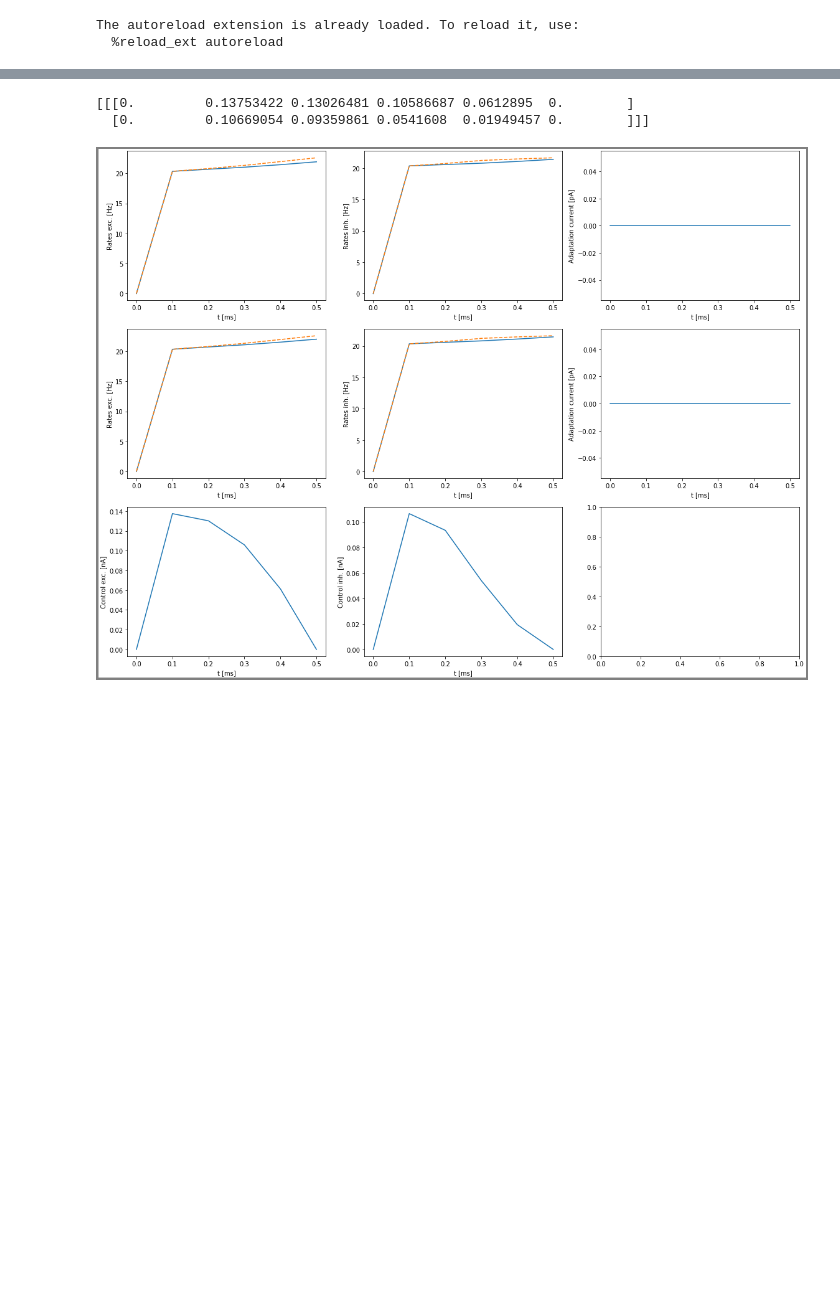
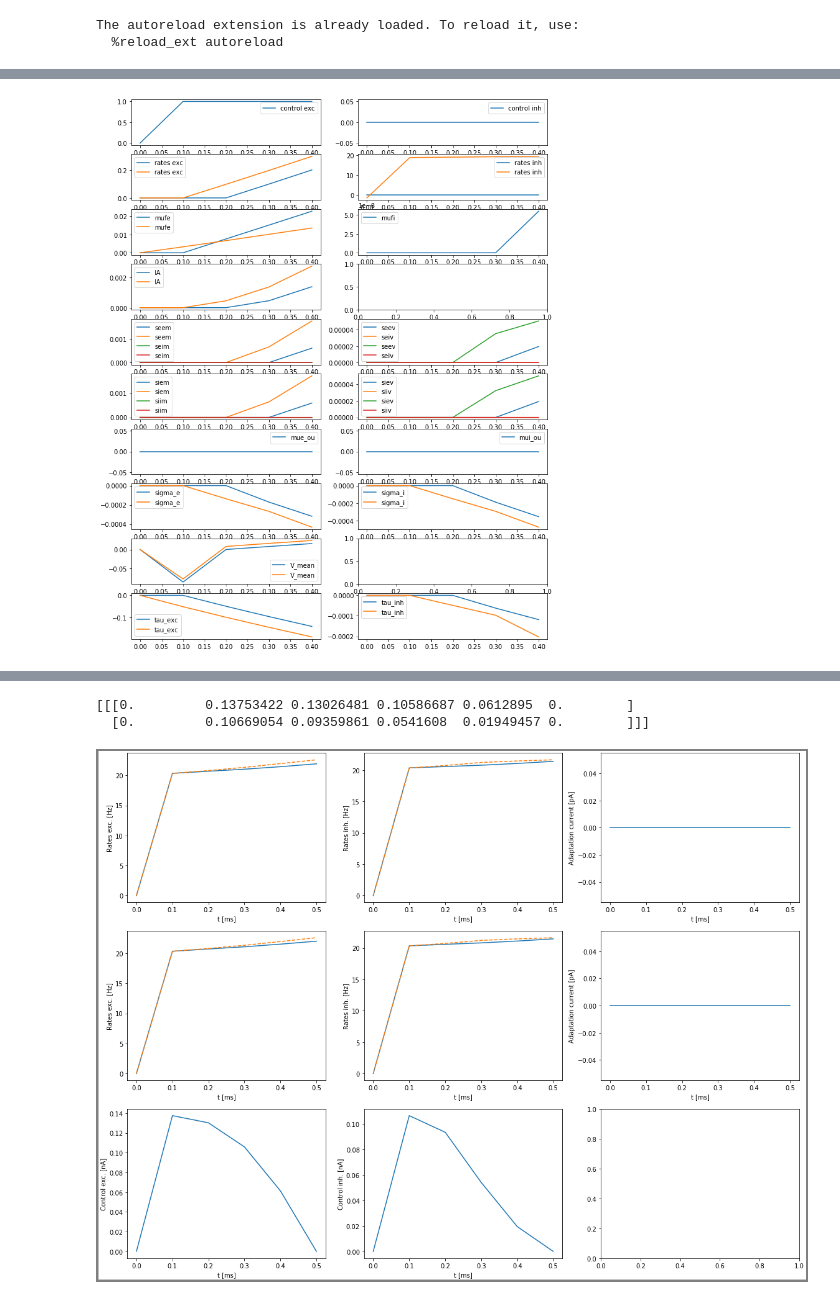
Before and after one commit to lenasal/neurolib, a Jupyter notebook: simp/aln-control.ipynb, the cells around one changed output, grey strips where cells are left out. Cells and saved outputs as stored; diff of their text form; code cells hidden in the pictures; blank space fills up the shorter version.

```diff
--- a/simp/aln-control.ipynb
+++ b/simp/aln-control.ipynb
@@ -116,10 +204,7 @@ set cost params
 # %%
-max_cntrl = 10. * 5.
-start_step = 10.
-max_it = 100
+setinitvars(init_state_vars)
 
-for i in range(len(init_vars)):
-    a.params[init_vars[i]] = init_state_vars[i]
+dur_pre = .1
 
 A1_bestControlA, A1_bestStateA, A1_costA, runtime = a.A1(control2, target, c_scheme, u_mat, u_scheme,
         max_iteration_ = max_it, tolerance_ = tol, startStep_ = start_step, max_control_ = max_cntrl,
@@ -133,4 +218,9 @@ for c in range(len(A1_costA)-1):
         break
 if not err:
     print("cost decreases throughout computation")
+
+states2 = np.zeros(( states0.shape ))
+for o in range(len(states)):
+    #print(A1_bestStateA[0,o,:])
+    states2[o,:] = A1_bestStateA[0,o,:]
 # %% [output]
@@ -159,0 +244,64 @@ plotFunc.plot_control(a, A1_bestControlA, dur, dur_pre, dur_post, init_state_var
+# %%
+a.params.duration = dur + dur_pre
+a.run(control=a.getZeroControl())
+
+fig, axes = plt.subplots(10,2, figsize=(12, 16))
+axes[0,0].plot(a.t, control1[0,0,:], label="control exc")
+axes[0,1].plot(a.t, control1[0,1,:], label="control inh")
+axes[1,0].plot(a.t, states0[0,:]-states1[0,:], label="rates exc")
+axes[1,0].plot(a.t, states0[0,:]-states2[0,:], label="rates exc")
+#axes[1,0].plot(a.t, states1[0,:], label="rates exc")
+axes[1,1].plot(a.t, states0[1,:]-states1[1,:], label="rates inh")
+axes[1,1].plot(a.t, states0[1,:]-states1[2,:], label="rates inh")
+#axes[1,1].plot(a.t, states1[1,:], label="rates inh")
+axes[2,0].plot(a.t, states0[2,:]-states1[2,:], label="mufe")
+axes[2,0].plot(a.t, states0[2,:]-states1[3,:], label="mufe")
+#axes[2,0].plot(a.t, states1[2,:], label="mufe")
+axes[2,1].plot(a.t, states0[3,:]-states1[3,:], label="mufi")
+#axes[2,1].plot(a.t, states1[3,:], label="mufi")
+axes[3,0].plot(a.t, states0[4,:]-states1[4,:], label="IA")
+axes[3,0].plot(a.t, states0[4,:]-states2[4,:], label="IA")
+#axes[3,0].plot(a.t, states1[4,:], label="IA")
+
+axes[4,0].plot(a.t, states0[5,:]-states1[5,:], label="seem")
+axes[4,0].plot(a.t, states0[5,:]-states2[5,:], label="seem")
+#axes[4,0].plot(a.t, states1[5,:], label="seem")
+axes[4,0].plot(a.t, states0[6,:]-states1[6,:], label="seim")
+axes[4,0].plot(a.t, states0[6,:]-states2[6,:], label="seim")
+#axes[4,0].plot(a.t, states1[6,:], label="seim")
+axes[5,0].plot(a.t, states0[7,:]-states1[7,:], label="siem")
+axes[5,0].plot(a.t, states0[7,:]-states2[7,:], label="siem")
+#axes[5,0].plot(a.t, states1[7,:], label="siem")
+axes[5,0].plot(a.t, states0[8,:]-states1[8,:], label="siim")
+axes[5,0].plot(a.t, states0[8,:]-states2[8,:], label="siim")
+#axes[5,0].plot(a.t, states1[8,:], label="siim")
+
+axes[4,1].plot(a.t, states0[9,:]-states1[9,:], label="seev")
+axes[4,1].plot(a.t, states0[10,:]-states1[10,:], label="seiv")
+axes[5,1].plot(a.t, states0[11,:]-states1[11,:], label="siev")
+axes[5,1].plot(a.t, states0[12,:]-states1[12,:], label="siiv")
+axes[4,1].plot(a.t, states0[9,:]-states2[9,:], label="seev")
+axes[4,1].plot(a.t, states0[10,:]-states2[10,:], label="seiv")
+axes[5,1].plot(a.t, states0[11,:]-states2[11,:], label="siev")
+axes[5,1].plot(a.t, states0[12,:]-states2[12,:], label="siiv")
+
+axes[6,0].plot(a.t, states0[13,:]-states1[13,:], label="mue_ou")
+axes[6,1].plot(a.t, states0[14,:]-states1[14,:], label="mui_ou")
+
+axes[7,0].plot(a.t, states0[15,:]-states1[15,:], label="sigma_e")
+axes[7,1].plot(a.t, states0[16,:]-states1[16,:], label="sigma_i")
+axes[8,0].plot(a.t, states0[17,:]-states1[17,:], label="V_mean")
+axes[9,0].plot(a.t, states0[18,:]-states1[18,:], label="tau_exc")
+axes[9,1].plot(a.t, states0[19,:]-states1[19,:], label="tau_inh")
+axes[7,0].plot(a.t, states0[15,:]-states2[15,:], label="sigma_e")
+axes[7,1].plot(a.t, states0[16,:]-states2[16,:], label="sigma_i")
+axes[8,0].plot(a.t, states0[17,:]-states2[17,:], label="V_mean")
+axes[9,0].plot(a.t, states0[18,:]-states2[18,:], label="tau_exc")
+axes[9,1].plot(a.t, states0[19,:]-states2[19,:], label="tau_inh")
+
+for i in range(10):
+    for j in range(2):
+        if ((i,j) != (3,1) and (i,j) != (8,1)):
+            axes[i,j].legend()
+# %% [output]
+[figure, added]
```
Also changed, not shown: parts of 8 cells of this notebook, 55 other files.
